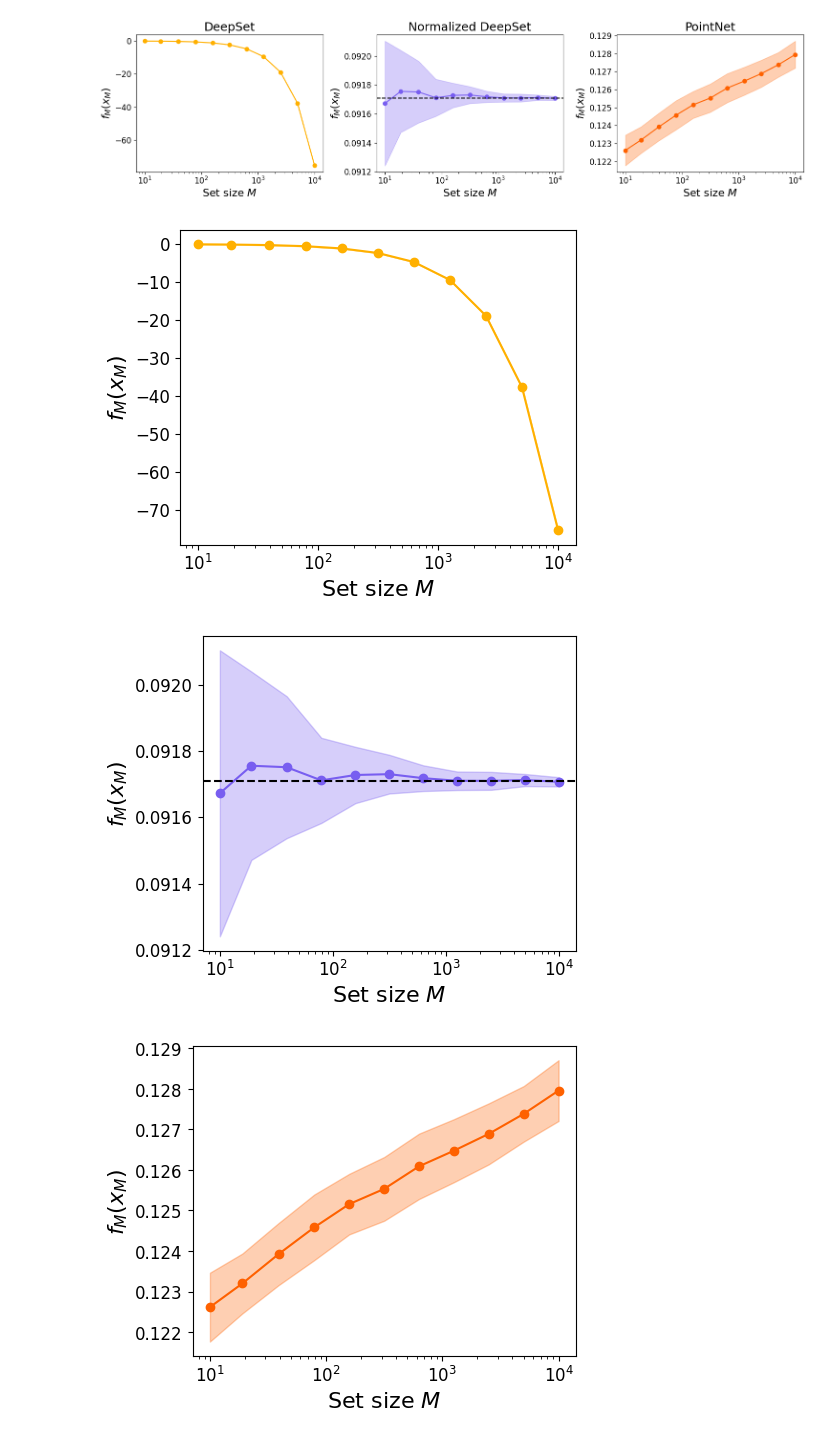
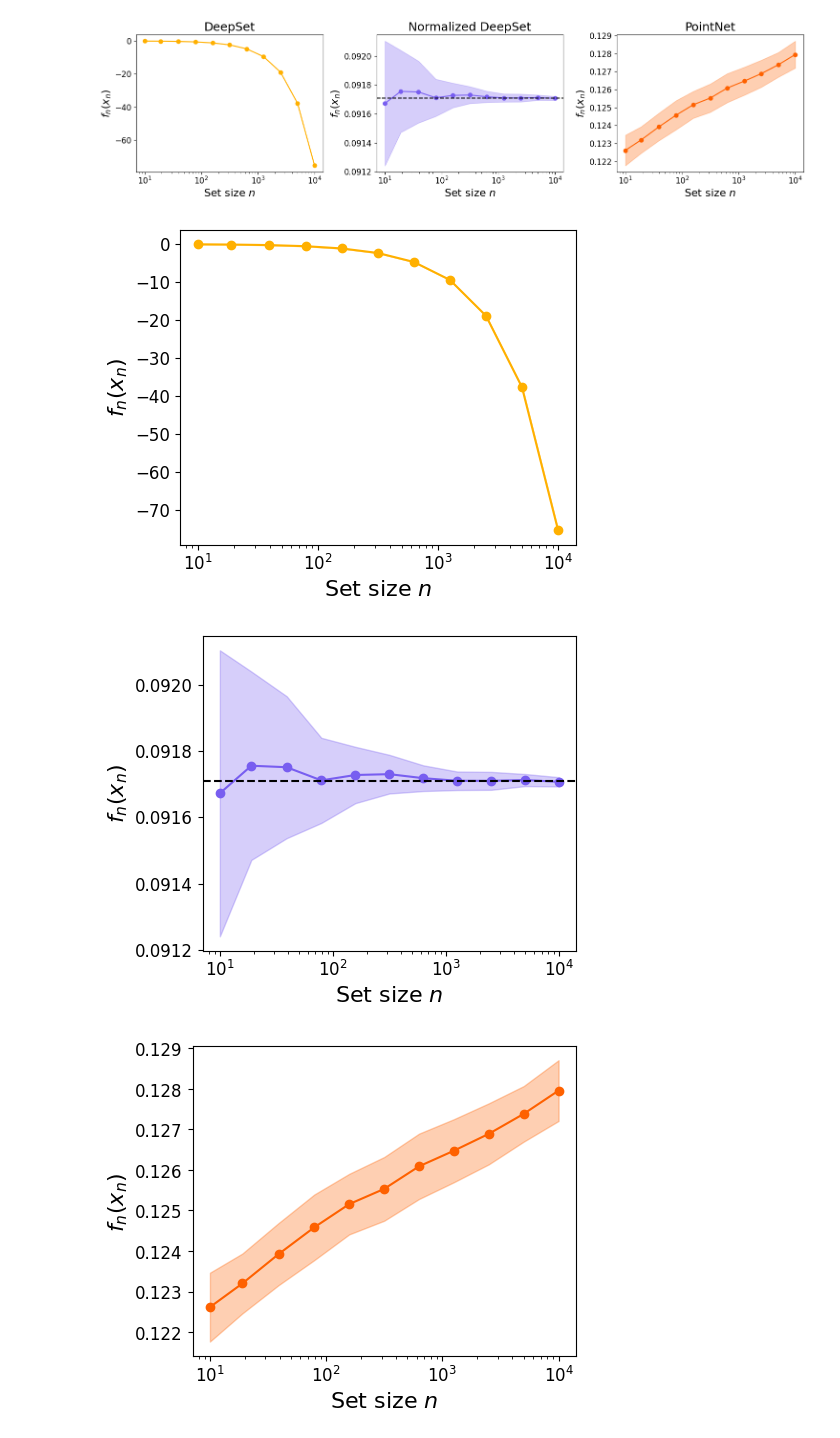
Before and after one commit to yuxinma98/transferring_transferability, a Jupyter notebook: DeepSet/transferability.ipynb, the cells around one changed output. Drawn from its saved outputs; the diff is of its cells as text; code cells hidden in the pictures.

```diff
--- a/DeepSet/transferability.ipynb
+++ b/DeepSet/transferability.ipynb
@@ -111,8 +111,8 @@ for ax, (model_name, color) in zip(axs, color_dict.items()):
     if model_name == "Normalized DeepSet":
         ax.axhline(limit, color="k", linestyle="--", label="Limit")
     ax.set_xscale("log")
-    ax.set_xlabel(r"Set size $M$", fontsize=16)
-    ax.set_ylabel(r"$f_M(x_M)$", fontsize=16)
+    ax.set_xlabel(r"Set size $n$", fontsize=16)
+    ax.set_ylabel(r"$f_n(x_n)$", fontsize=16)
     ax.set_title(model_name, fontsize=18)
     ax.tick_params(axis="both", which="major", labelsize=12)
 
@@ -127,38 +127,38 @@ for model_name, color in color_dict.items():
     plt.figure(figsize=(5, 4))
     plt.plot(
         n_range,
         [float(outputs[model_name][i].mean(dim=0).squeeze()) for i in range(len(n_range))],
         "o-",
         color=color,
     )
     plt.fill_between(
         n_range,
         [
             float(outputs[model_name][i].mean(dim=0).squeeze())
             - float(outputs[model_name][i].std(dim=0).squeeze())
             for i in range(len(n_range))
         ],
         [
             float(outputs[model_name][i].mean(dim=0).squeeze())
             + float(outputs[model_name][i].std(dim=0).squeeze())
             for i in range(len(n_range))
         ],
         color=color,
         alpha=0.3,
     )
     if model_name == "Normalized DeepSet":
         plt.axhline(limit, color="k", linestyle="--", label="Limit")
     plt.xscale("log")
-    plt.xlabel(r"Set size $M$", fontsize=16)
-    plt.ylabel(r"$f_M(x_M)$", fontsize=16)
+    plt.xlabel(r"Set size $n$", fontsize=16)
+    plt.ylabel(r"$f_n(x_n)$", fontsize=16)
     plt.tick_params(axis="both", which="major", labelsize=12)
     plt.tight_layout()
     plt.savefig(plot_dir + f"{model_name.lower().replace(' ', '_')}_transferability_outputs.pdf")
     plt.show()
 # %% [output]
-[figure, old version]
+[figure, new version]
-[figure, old version]
+[figure, new version]
-[figure, old version]
+[figure, new version]
 # %%
 errors = [torch.abs(outputs["Normalized DeepSet"][i] - limit) for i in range(len(n_range))]
 plt.figure(figsize=(5, 4))
```
Also changed, not shown: parts of 1 cell of this notebook, 43 other files.
